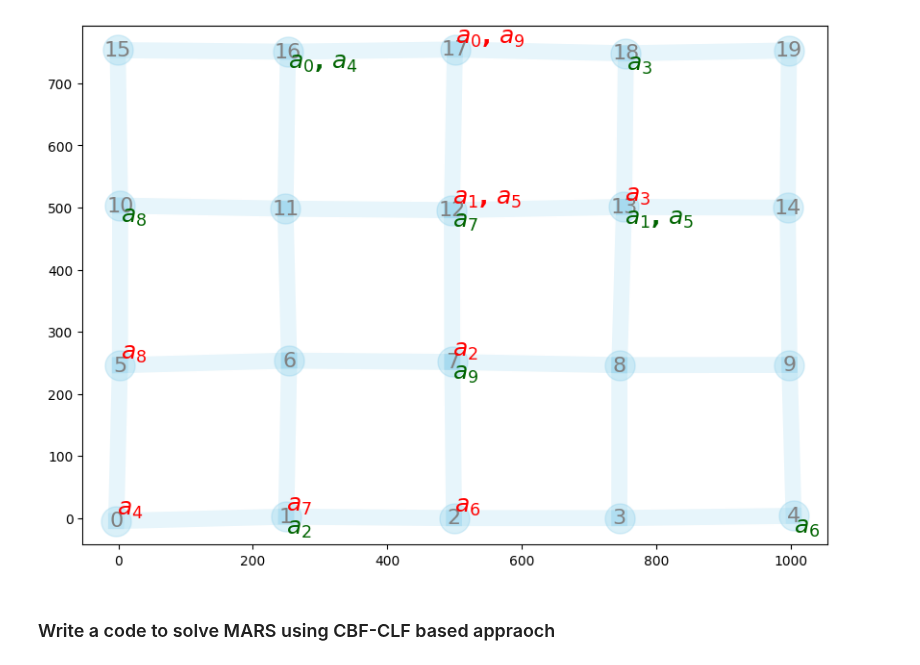
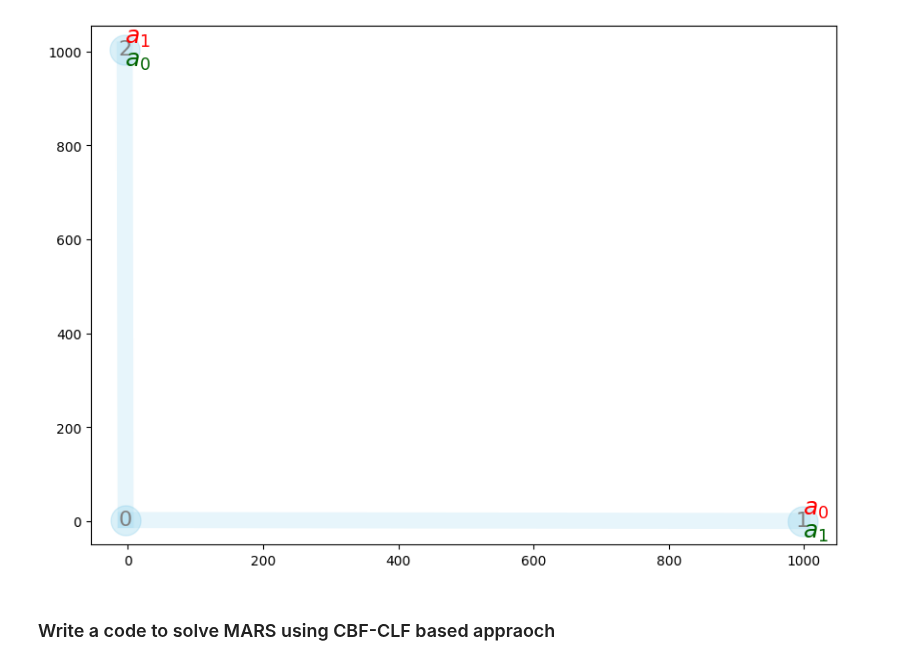
Before and after one commit to dt-1729/ULI_NASA, a Jupyter notebook: UTM_scheduling_and_routing/main.ipynb, the cells around one changed output. Cells and saved outputs as stored; diff of their text form; code cells hidden in the pictures.

```diff
--- a/UTM_scheduling_and_routing/main.ipynb
+++ b/UTM_scheduling_and_routing/main.ipynb
@@ -15,8 +15,8 @@ importlib.reload(createEnv)
 importlib.reload(supporting_functions)
 
 # generate waypoints and the adjacency matrix
-n_waypoints = 20
-n_agents = 10
+n_waypoints = 3
+n_agents = 2
 tolArray = np.random.uniform(3.0, 3.0, n_waypoints)
 
 # Grid network parameters
@@ -32,36 +32,37 @@ ring_params = {
     'type':'ring',
     'num_rings':3,
     'points_per_ring':int(n_waypoints/3),
     'center_distance':1000,
     'deformation_level':50.0,
     'extra_connections':0.00,
     'missing_connections':0.05
 }
 
 # create a mars environment
 mars = createEnv.MARS(
     n_waypoints,
     n_agents,
     tolArray,
     grid_params,
-    seed=11,
+    seed=12,
     offset_energy=1,
-    stagewiseCostCoeffs=np.array([10.0, 1.0, 1.0]),
+    stagewiseCostCoeffs=np.array([10.0, 100.0, 1.0]),
     selfHop=0,
+    ca_cbf="ellipsoidal",
     printFlag=False)
 
 # mars visualization
 cmap = plt.get_cmap('tab20')
 agent_colors = {a: cmap(i / mars.n_agents) for i, a in enumerate(range(mars.n_agents))}
 createEnv.plotNetwork(mars=mars, figuresize=(10,7), routes=[], agent_colors=agent_colors, showEdgeLength=False)
 
 # agent visualization
 # show_graph=0
 # if show_graph:
 #     for i,v in enumerate(mars.agents):
 #         v.showGraph(mars.wp_locations, mars.dist_mat, mars.mask, mars.sched_mat[i,:], figuresize=(10,5), showEdgeTimeLim=True)
 # %% [output]
-[figure, old version]
+[figure, new version]
 # %% [markdown]
 ### Write a code to solve MARS using CBF-CLF based appraoch
 # %%
```
Also changed, not shown: parts of 5 cells of this notebook, 1 other file.
